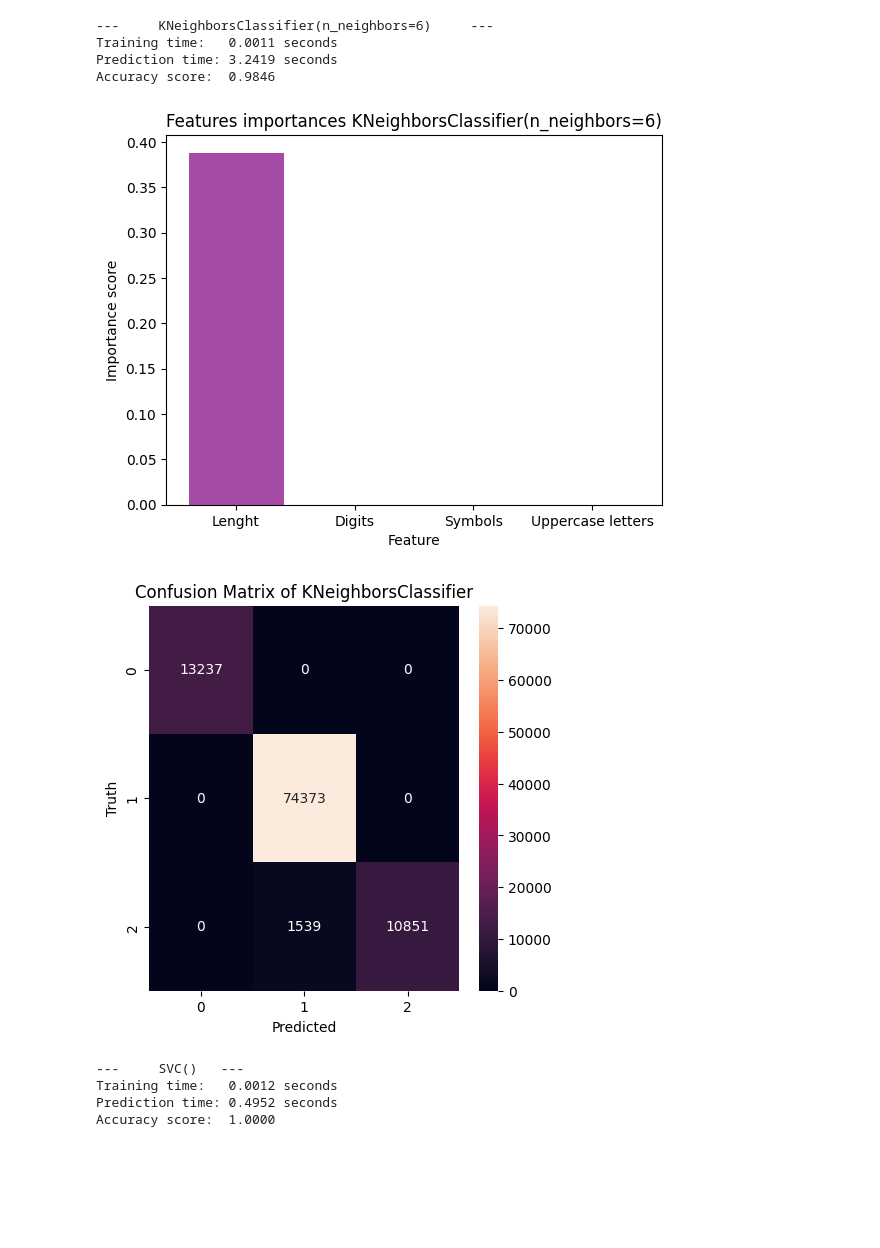
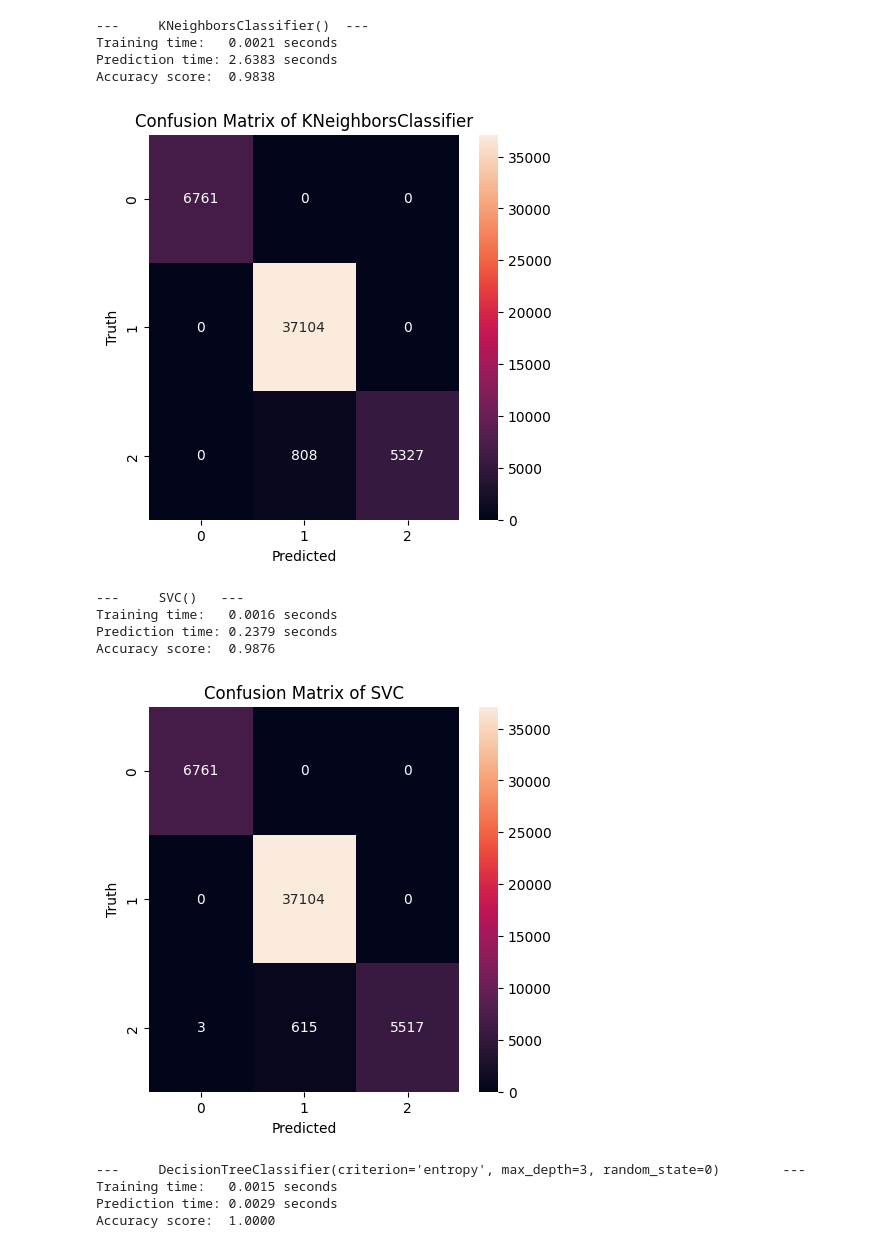
Before and after one commit to giopresenti98/ML-Project, a Jupyter notebook: project.ipynb, the cells around one changed output. Saved outputs shown, nothing was run; the diff lists cells and outputs as text; code cells hidden in the pictures; blank space fills up the shorter version.

Commit message:
feature importance divided from fit and testing

```diff
--- a/project.ipynb
+++ b/project.ipynb
@@ -3,7 +3,7 @@ import pandas as pd
 import os
 
 N_TRAIN = 100
-N_TEST = 100000  # n_test = len(data) - n_train
+N_TEST = 50000  # n_test = len(data) - n_train
 
 
 # Load the dataset
@@ -150,7 +150,7 @@ from sklearn.linear_model import SGDClassifier
 from sklearn.svm import SVC
 
 # Define the classifiers
-KNN_clf = KNeighborsClassifier(n_neighbors=6)
+KNN_clf = KNeighborsClassifier(n_neighbors=5)
 SVM_clf = SVC(kernel="rbf")
 DT_clf = DecisionTreeClassifier(criterion="entropy", max_depth=3, random_state=0)
 DT_reg = DecisionTreeRegressor()
@@ -162,7 +162,6 @@ clfs = [KNN_clf, SVM_clf, DT_clf, DT_reg, GNB_clf, SGD_reg]
 # %%
 import seaborn as sns
 from sklearn.metrics import confusion_matrix
-from sklearn.inspection import permutation_importance
 from sklearn.metrics import accuracy_score
 import time
 
@@ -170,63 +169,44 @@ import time
 # Function to plot the confusion matrix
 def plot_confusion_matrix(y_test, y_pred, classifier_name):
     plt.figure(figsize=(5, 5))
     plt.title("Confusion Matrix of " + classifier_name)
     cm = confusion_matrix(y_test, y_pred)
     sns.heatmap(cm, annot=True, fmt="d")
     plt.xlabel("Predicted")
     plt.ylabel("Truth")
-    plt.show()
-
-
-def feature_importance_histogram(importances, title=None):
-    colors = ["purple", "cyan", "lightgreen", "yellow", "black"]
-
-    plt.bar(
-        [x for x in range(len(importances))],
-        importances,
-        tick_label=[x for x in range(len(importances))],
-        color=colors,
-        linewidth=1.2,
-        alpha=0.7,
-    )
-    plt.xlabel("Feature")
-    plt.ylabel("Importance score")
-    plt.xticks([0, 1, 2, 3], ["Lenght", "Digits", "Symbols", "Uppercase letters"])
-    plt.title(title)
     plt.show()
 
 
 # Histogram of the features and accuracy
 for clf in clfs:
 
     # For every classifier, plot the feature importance histogram...
     print("\n")
     print(f"---\t{clf}\t---")
     tic = time.perf_counter()
     clf.fit(xtr, ytr)
     toc = time.perf_counter()
     print(f"Training time:\t {toc-tic:.4f} seconds")
 
     tic = time.perf_counter()
     predictions = clf.predict(xts)
     toc = time.perf_counter()
     print(f"Prediction time: {toc-tic:.4f} seconds")
 
     print(f"Accuracy score:\t {accuracy_score(yts, predictions):.4f}")
-
-    results = permutation_importance(clf, xts, yts, scoring="accuracy")
-    importances = results.importances_mean
-
-    feature_importance_histogram(importances, title=f"Features importances {clf}")
     plot_confusion_matrix(yts, predictions, clf.__class__.__name__)
 # %% [output]
----     KNeighborsClassifier(n_neighbors=6)     ---
-Training time:   0.0011 seconds
-Prediction time: 3.2419 seconds
-Accuracy score:  0.9846
+---     KNeighborsClassifier()  ---
+Training time:   0.0021 seconds
+Prediction time: 2.6383 seconds
+Accuracy score:  0.9838
-[figure, old version]
+[figure, new version]
+---     SVC()   ---
+Training time:   0.0016 seconds
+Prediction time: 0.2379 seconds
+Accuracy score:  0.9876
-[figure, old version]
+[figure, new version]
----     SVC()   ---
-Training time:   0.0012 seconds
-Prediction time: 0.4952 seconds
-Accuracy score:  1.0000
+---     DecisionTreeClassifier(criterion='entropy', max_depth=3, random_state=0)        ---
+Training time:   0.0015 seconds
+Prediction time: 0.0029 seconds
+Accuracy score:  1.0000
```
Also changed, not shown: parts of 3 cells of this notebook.
